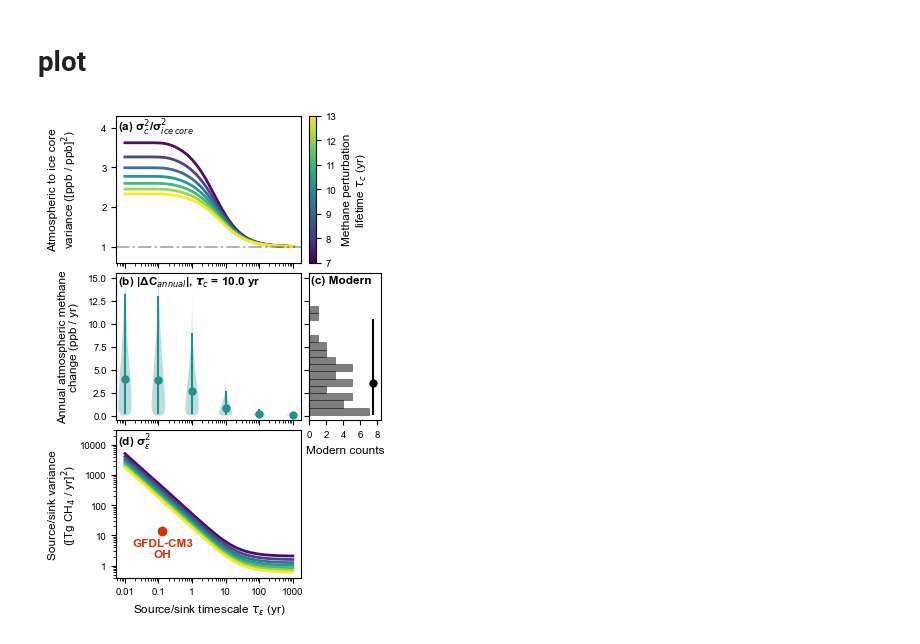
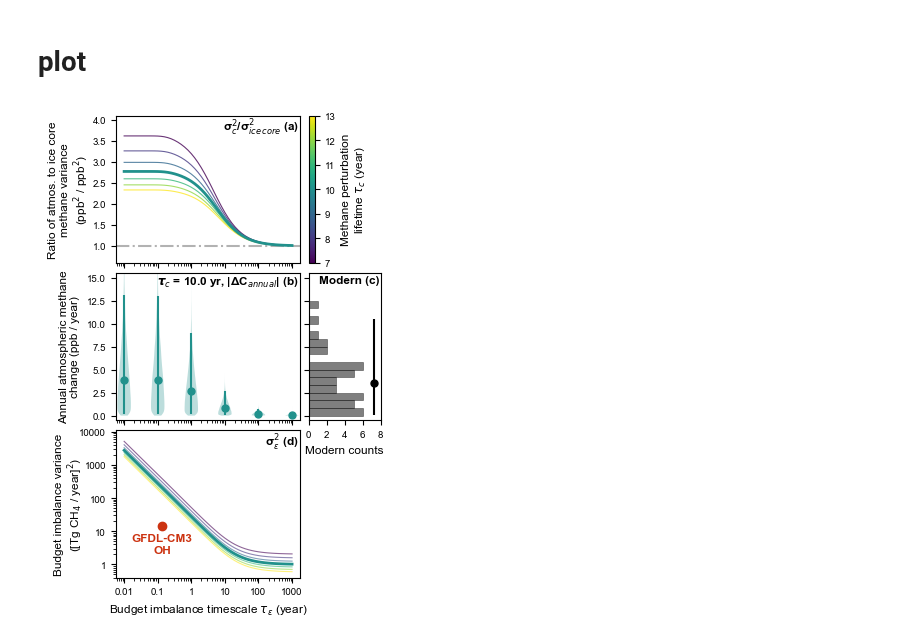
Before and after one commit to ericjmei/methane_noise_forcing, a Jupyter notebook: notebooks/figures_for_publication/forcing_variance_required.ipynb, the cells around one changed output. Drawn from its saved outputs; the diff is of its cells as text; code cells hidden in the pictures.

Commit message:
various changes to fig 3: labels, emphasis on colorbars
- move panel labels to right
- finalized figure y and x labels
- bolded line emphasized in panel (b)

```diff
--- a/notebooks/figures_for_publication/forcing_variance_required.ipynb
+++ b/notebooks/figures_for_publication/forcing_variance_required.ipynb
@@ -495,19 +495,31 @@ def annotate_panel(ax, text, loc="left", xpad=0.01, ypad=0.01, color='k', **kwar
 taus_to_plot = np.arange(7, 14)  # 7–13 yr inclusive
 tau_methane_mid = 10.0           # main lifetime for panel (b)
 xlim = (0.0056, 1778)
-xlim_modern = (0, 8.5)
+xlim_modern = (0, 8)
 xticks_modern = (0, 2, 4, 6, 8)
-ylim_atmospheric = (0.6, 4.3)
+ylim_atmospheric = (0.6, 4.1)
 ylim_change_mapper = {
     8.0: (-0.5, 20.5),
     10.0: (-0.5, 15.5),
     12.0: (-0.5, 15.5),
 }
-ylim_forcing = (0.4, 30000)
+ylim_forcing = (0.4, 11000)
 density_points = 256
 width_decades = 0.2
 alpha_fill = 0.3
-labelx = -0.2
+labelx = -0.25 # x position for y-axis labels
+def multiplot_params(tau, tau_methane_mid=tau_methane_mid, lw_other=0.8, alpha_other=0.7):
+    """ensures line with focus in panel b is thicker, more opaque, and on top"""
+    if tau == tau_methane_mid:
+        lw = 2
+        alpha=1
+        zorder_val = 100
+    else:
+        lw = lw_other
+        alpha = alpha_other
+        zorder_val = 1 + 0.01 * tau
+    kwargs = dict(lw=lw, alpha=alpha, zorder=zorder_val)
+    return kwargs
 
 # --- Colormap for τ sweep ---
 cmap = plt.get_cmap("viridis")   # or "cividis"
@@ -533,25 +545,24 @@ gs = GridSpec(
 ax_atmospheric = fig.add_subplot(gs[0, 0])
 for tau in taus_to_plot:
     da_meth = atmospheric_methane_variance.sel(taus_methane=float(tau), method='nearest')
+    plot_kwargs = multiplot_params(tau, tau_methane_mid=tau_methane_mid, lw_other=0.8, alpha_other=0.8)
     ax_atmospheric.plot(
         da_meth.taus_forcing,
         da_meth / variance_filtered_methane,
         color=cmap(norm(tau)),
-        lw=2,
-        alpha=0.95,
-        zorder=1 + 0.01 * tau,
+        **plot_kwargs,
     )
 ax_atmospheric.axhline(1, color="k", linestyle="-.", alpha=0.3)
 ax_atmospheric.set_xscale("log")
 ax_atmospheric.set_xlim(xlim)
 ax_atmospheric.set_xticklabels([])
 ax_atmospheric.set_ylim(ylim_atmospheric)
-ax_atmospheric.set_ylabel('Atmospheric to ice core\nvariance ([ppb / ppb]$^2$)')
+ax_atmospheric.set_ylabel('Ratio of atmos. to ice core\nmethane variance\n(ppb$^2$ / ppb$^2$)')
 
 # --- Colorbar for τ sweep ---
 cax = fig.add_subplot(gs[0, 1])
 cb = fig.colorbar(sm, cax=cax, orientation="vertical")
-cb.set_label("Methane perturbation\nlifetime"+r" $\tau_{c}$ (yr)")
+cb.set_label("Methane perturbation\nlifetime"+r" $\tau_{c}$ (year)")
 cb.set_ticks(np.arange(7, 14))
 
 # -------------------------------------------------------------------
@@ -592,22 +603,23 @@ for timescale in taus_forcing:
         fmt="o", markersize=5, color=mid_color, zorder=10,
     )
 
-ax_change.set_ylabel(f'Annual atmospheric methane\nchange (ppb / yr)')
+ax_change.set_ylabel(f'Annual atmospheric methane\nchange (ppb / year)')
 ax_change.set_xticklabels([])
 
 # -------------------------------------------------------------------
 # (c) Modern histogram
 # -------------------------------------------------------------------
 ax_modern = fig.add_subplot(gs[1, 1:])
+bin_edges = np.linspace(0, 15, 19)
 obs_modern["ch4_growth_detrended_abs"].hist(
-    ax=ax_modern, bins=15, density=False, alpha=0.5,
+    ax=ax_modern, bins=bin_edges, density=False, alpha=0.5,
     orientation="horizontal", color="k", edgecolor="k", linewidth=0.5,
 )
 median_modern = obs_modern["ch4_growth_detrended_abs"].median()
 ci_lower_modern = obs_modern["ch4_growth_detrended_abs"].quantile(0.025)
 ci_upper_modern = obs_modern["ch4_growth_detrended_abs"].quantile(0.975)
 ax_modern.errorbar(
-    7.5, float(median_modern),
+    7.2, float(median_modern),
     yerr=[[float(median_modern - ci_lower_modern)], [float(ci_upper_modern - median_modern)]],
     fmt="o", markersize=5, color="k", zorder=10,
 )
@@ -624,57 +636,57 @@ ax_modern.grid(False)
 ax_forcing = fig.add_subplot(gs[2, 0])
 for tau in taus_to_plot:
     da_force = forcing_variance.sel(taus_methane=float(tau), method="nearest")
+    plot_kwargs = multiplot_params(tau, tau_methane_mid=tau_methane_mid, lw_other=0.8, alpha_other=0.6)
     ax_forcing.plot(
         da_force.taus_forcing,
         da_force,
         color=cmap(norm(tau)),
-        lw=2,
-        alpha=0.95,
-        zorder=1 + 0.01 * tau,
+        **plot_kwargs,
     )
 
 # GFDL-CM3 OH point
 ax_forcing.plot(0.13, 14.4, "o", color=colors_vibrant["red"], zorder=10)
 ax_forcing.text(
-    0.25, 0.27, "GFDL-CM3\nOH",
+    0.25, 0.30, "GFDL-CM3\nOH",
     transform=ax_forcing.transAxes, ha="center", va="top",
     fontweight="bold", color=colors_vibrant["red"]
 )
 
-ax_forcing.set_ylabel('Source/sink variance\n([Tg CH$_4$ / yr]$^2$)')
+ax_forcing.set_ylabel('Budget imbalance variance\n([Tg CH$_4$ / year]$^2$)')
 ax_forcing.set_ylim(ylim_forcing)
 ax_forcing.set_yscale("log")
 ax_forcing.yaxis.set_major_locator(mticker.LogLocator(base=10))
 ax_forcing.yaxis.set_major_formatter(mticker.FuncFormatter(lambda v, pos: f"{v:g}"))
 ax_forcing.yaxis.set_minor_formatter(mticker.NullFormatter())
 ax_forcing.set_xscale("log")
 ax_forcing.set_xlim(xlim)
-ax_forcing.set_xlabel(r"Source/sink timescale $\tau_{\varepsilon}$ (yr)")
+ax_forcing.set_xlabel(r"Budget imbalance timescale $\tau_{\varepsilon}$ (year)")
 ax_forcing.xaxis.set_major_locator(mticker.LogLocator(base=10))
 ax_forcing.xaxis.set_major_formatter(mticker.FuncFormatter(lambda v, pos: f"{v:g}"))
 ax_forcing.xaxis.set_minor_formatter(mticker.NullFormatter())
 
 # -------------------------------------------------------------------
 # (e) Annotations
 # -------------------------------------------------------------------
-annotate_panel(ax_atmospheric, "(a) σ$_c^2$/σ$_{ice\,core}^2$")
-annotate_panel(ax_change, "(b) |ΔC$_{annual}$|, " + r"$\boldsymbol{\tau}_c$ =" + f" {tau_methane_mid} yr")
-annotate_panel(ax_modern, "(c) Modern", xpad=0.02, ypad=0.015)
-annotate_panel(ax_forcing, "(d) σ$_{ε}^2$")
+annotate_panel(ax_atmospheric, "σ$_c^2$/σ$_{ice\,core}^2$ (a)", loc="right")
+annotate_panel(ax_change, r"$\boldsymbol{\tau}_c$ =" + f" {tau_methane_mid} yr, " + "|ΔC$_{annual}$| (b)", loc="right")
+annotate_panel(ax_modern, "Modern (c)", xpad=0.02, ypad=0.015, loc="right")
+annotate_panel(ax_forcing, "σ$_{ε}^2$ (d)", loc="right")
 
 for ax in [ax_atmospheric, ax_change, ax_forcing]:
     ax.yaxis.set_label_coords(labelx, 0.5)
+    ax.yaxis.label.set_verticalalignment('center')
 
 # -------------------------------------------------------------------
 # Save
 # -------------------------------------------------------------------
 if tau_methane_mid == 10.0:
     name = f"fig_3"
 else:
     name = f"fig_3_tau{int(tau_methane_mid)}"
 fig.savefig(
     f"{cfg.paths.figures_dir}/for_publication/{name}.pdf",
     bbox_inches="tight", dpi=300
 )
 # %% [output]
-[figure, old version]
+[figure, new version]
```
